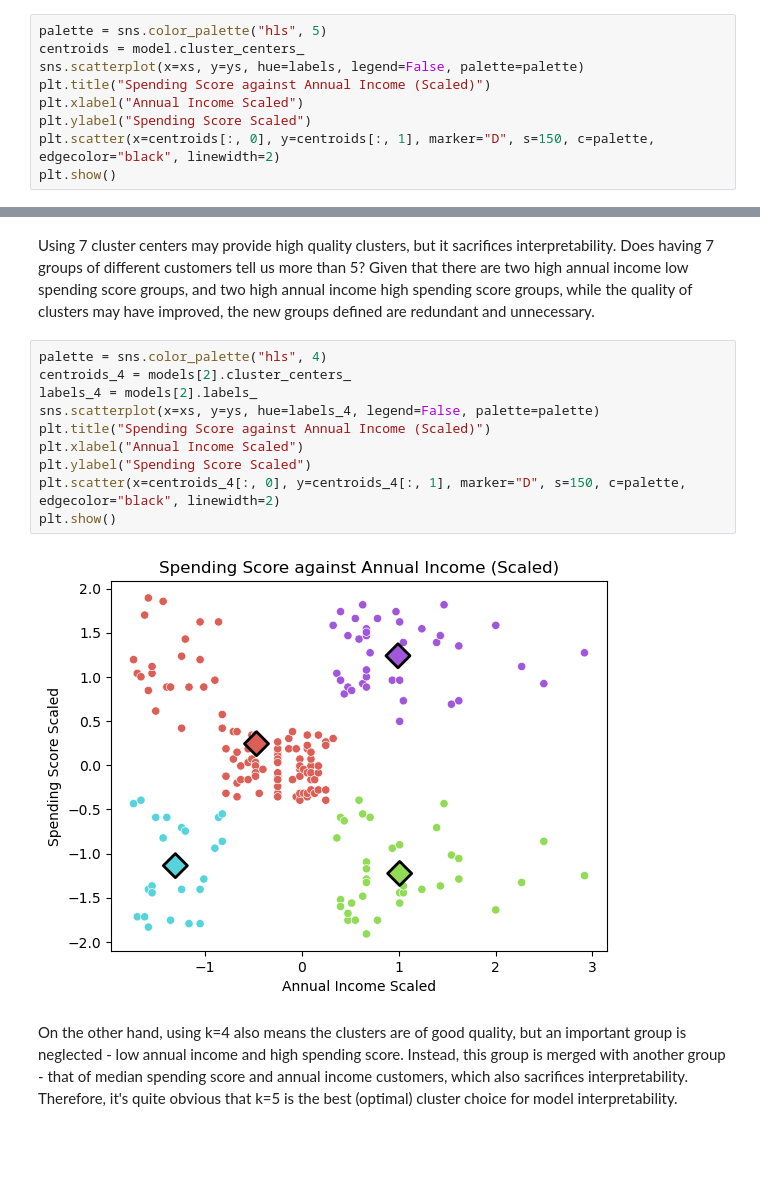
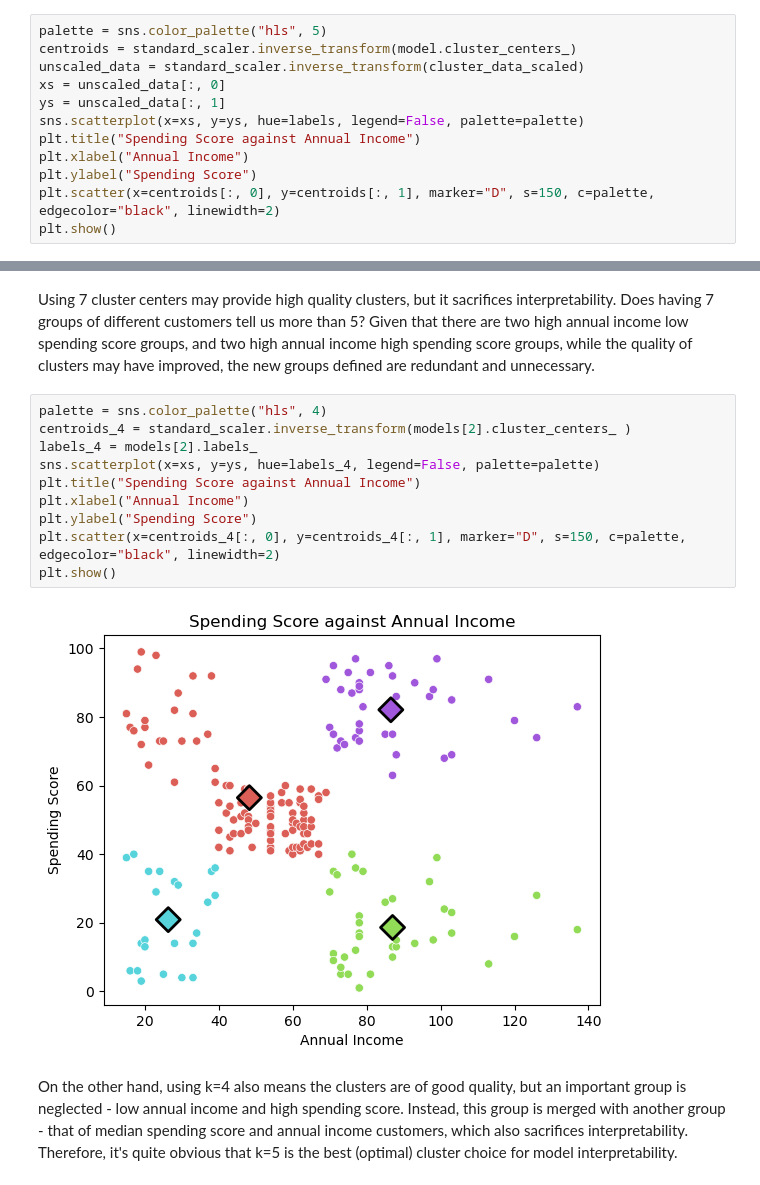
Before and after one commit to alexandergigliottipetruska/AI_projects, a Jupyter notebook: machine_learning/k-means/4-clustering-mall-customers.ipynb, the cells around one changed output, grey strips where cells are left out. Cells and saved outputs as stored; diff of their text form; blank space fills up the shorter version.

```diff
--- a/machine_learning/k-means/4-clustering-mall-customers.ipynb
+++ b/machine_learning/k-means/4-clustering-mall-customers.ipynb
@@ -254,11 +221,14 @@ labels = model.predict(cluster_data_scaled)
 ## Plotting the Clusters
 # %%
 palette = sns.color_palette("hls", 5)
-centroids = model.cluster_centers_
+centroids = standard_scaler.inverse_transform(model.cluster_centers_)
+unscaled_data = standard_scaler.inverse_transform(cluster_data_scaled)
+xs = unscaled_data[:, 0]
+ys = unscaled_data[:, 1]
 sns.scatterplot(x=xs, y=ys, hue=labels, legend=False, palette=palette)
-plt.title("Spending Score against Annual Income (Scaled)")
-plt.xlabel("Annual Income Scaled")
-plt.ylabel("Spending Score Scaled")
+plt.title("Spending Score against Annual Income")
+plt.xlabel("Annual Income")
+plt.ylabel("Spending Score")
 plt.scatter(x=centroids[:, 0], y=centroids[:, 1], marker="D", s=150, c=palette, edgecolor="black", linewidth=2)
 plt.show()
 # %% [output]
@@ -335,16 +305,16 @@ plt.show()
 Using 7 cluster centers may provide high quality clusters, but it sacrifices interpretability. Does having 7 groups of different customers tell us more than 5? Given that there are two high annual income low spending score groups, and two high annual income high spending score groups, while the quality of clusters may have improved, the new groups defined are redundant and unnecessary.
 # %%
 palette = sns.color_palette("hls", 4)
-centroids_4 = models[2].cluster_centers_
+centroids_4 = standard_scaler.inverse_transform(models[2].cluster_centers_ )
 labels_4 = models[2].labels_
 sns.scatterplot(x=xs, y=ys, hue=labels_4, legend=False, palette=palette)
-plt.title("Spending Score against Annual Income (Scaled)")
-plt.xlabel("Annual Income Scaled")
-plt.ylabel("Spending Score Scaled")
+plt.title("Spending Score against Annual Income")
+plt.xlabel("Annual Income")
+plt.ylabel("Spending Score")
 plt.scatter(x=centroids_4[:, 0], y=centroids_4[:, 1], marker="D", s=150, c=palette, edgecolor="black", linewidth=2)
 plt.show()
 # %% [output]
-[figure, old version]
+[figure, new version]
 # %% [markdown]
 On the other hand, using k=4 also means the clusters are of good quality, but an important group is neglected - low annual income and high spending score. Instead, this group is merged with another group - that of median spending score and annual income customers, which also sacrifices interpretability. Therefore, it's quite obvious that k=5 is the best (optimal) cluster choice for model interpretability.
 # %% [markdown]
```
Also changed, not shown: parts of 9 cells of this notebook.
